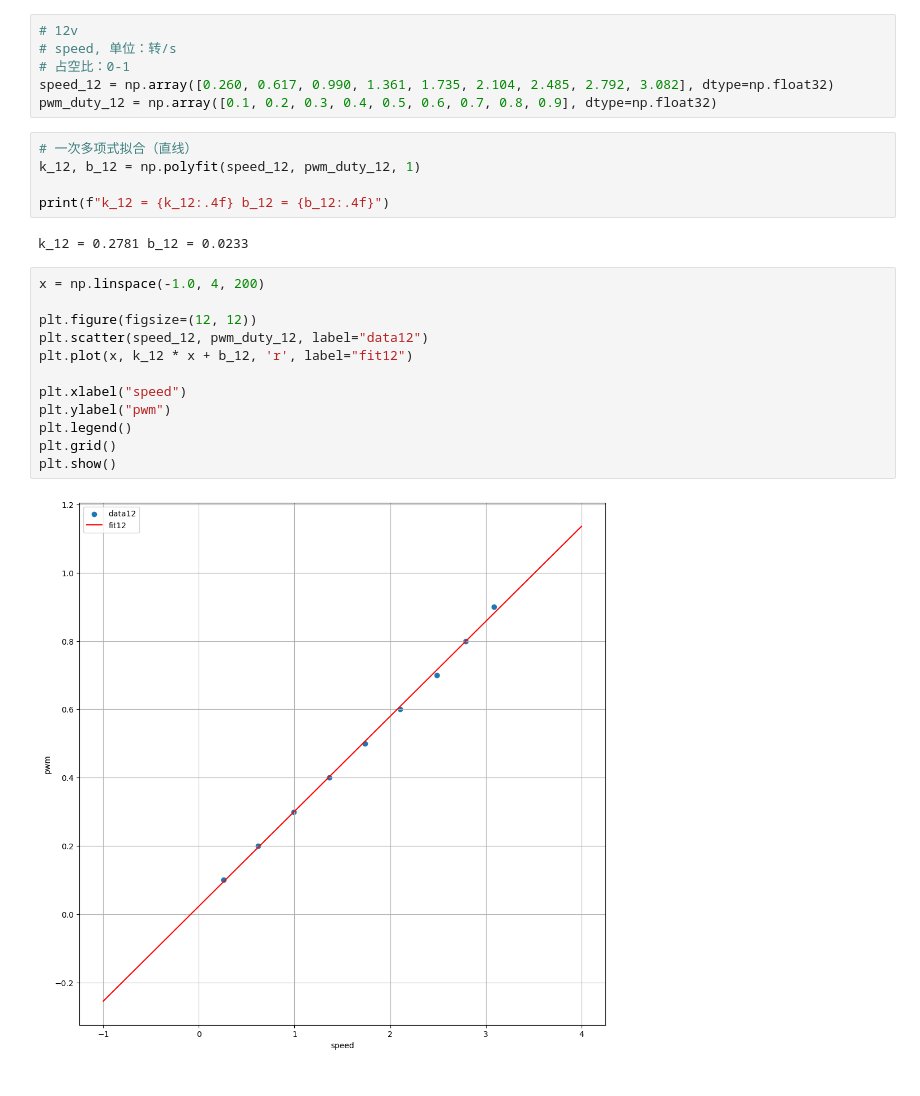
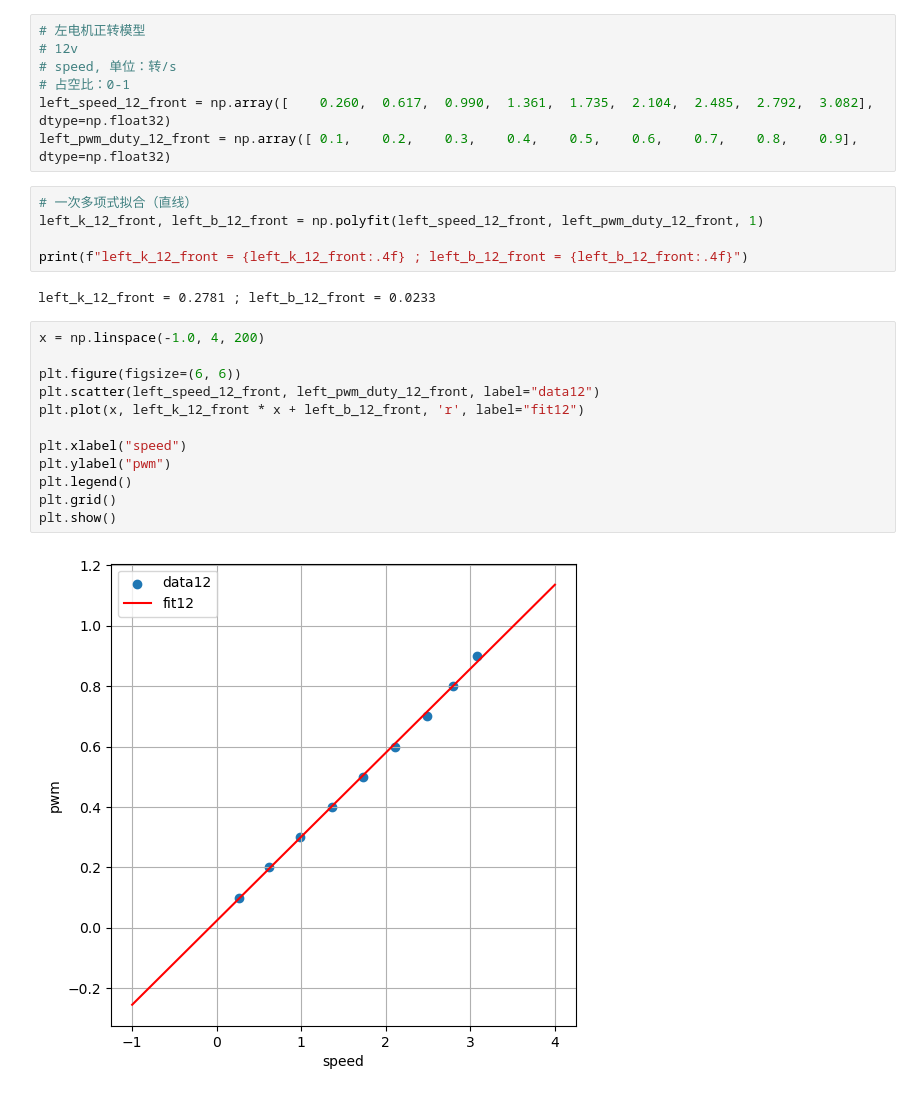
Before and after one commit to chenzhaoqiJM/spacemit_k1_motor_control, a Jupyter notebook: two_motor_diff/电机模型校准/fit_model_one_line.ipynb, the cells around one changed output. Drawn from its saved outputs; the diff is of its cells as text.

```diff
--- a/two_motor_diff/电机模型校准/fit_model_one_line.ipynb
+++ b/two_motor_diff/电机模型校准/fit_model_one_line.ipynb
@@ -6,27 +4,28 @@ Matplotlib is building the font cache; this may take a moment.
 # %%
+# 左电机正转模型
 # 12v
 # speed, 单位：转/s
 # 占空比：0-1
-speed_12 = np.array([0.260, 0.617, 0.990, 1.361, 1.735, 2.104, 2.485, 2.792, 3.082], dtype=np.float32)
-pwm_duty_12 = np.array([0.1, 0.2, 0.3, 0.4, 0.5, 0.6, 0.7, 0.8, 0.9], dtype=np.float32)
+left_speed_12_front = np.array([    0.260,  0.617,  0.990,  1.361,  1.735,  2.104,  2.485,  2.792,  3.082], dtype=np.float32)
+left_pwm_duty_12_front = np.array([ 0.1,    0.2,    0.3,    0.4,    0.5,    0.6,    0.7,    0.8,    0.9], dtype=np.float32)
 # %%
 # 一次多项式拟合（直线）
-k_12, b_12 = np.polyfit(speed_12, pwm_duty_12, 1)
+left_k_12_front, left_b_12_front = np.polyfit(left_speed_12_front, left_pwm_duty_12_front, 1)
 
-print(f"k_12 = {k_12:.4f} b_12 = {b_12:.4f}")
+print(f"left_k_12_front = {left_k_12_front:.4f} ; left_b_12_front = {left_b_12_front:.4f}")
 # %% [output]
-k_12 = 0.2781 b_12 = 0.0233
+left_k_12_front = 0.2781 ; left_b_12_front = 0.0233
 # %%
 x = np.linspace(-1.0, 4, 200)
 
-plt.figure(figsize=(12, 12))
-plt.scatter(speed_12, pwm_duty_12, label="data12")
-plt.plot(x, k_12 * x + b_12, 'r', label="fit12")
+plt.figure(figsize=(6, 6))
+plt.scatter(left_speed_12_front, left_pwm_duty_12_front, label="data12")
+plt.plot(x, left_k_12_front * x + left_b_12_front, 'r', label="fit12")
 
 plt.xlabel("speed")
 plt.ylabel("pwm")
 plt.legend()
 plt.grid()
 plt.show()
 # %% [output]
-[figure, old version]
+[figure, new version]
```
Also changed, not shown: parts of 10 cells of this notebook, 3 other files.
